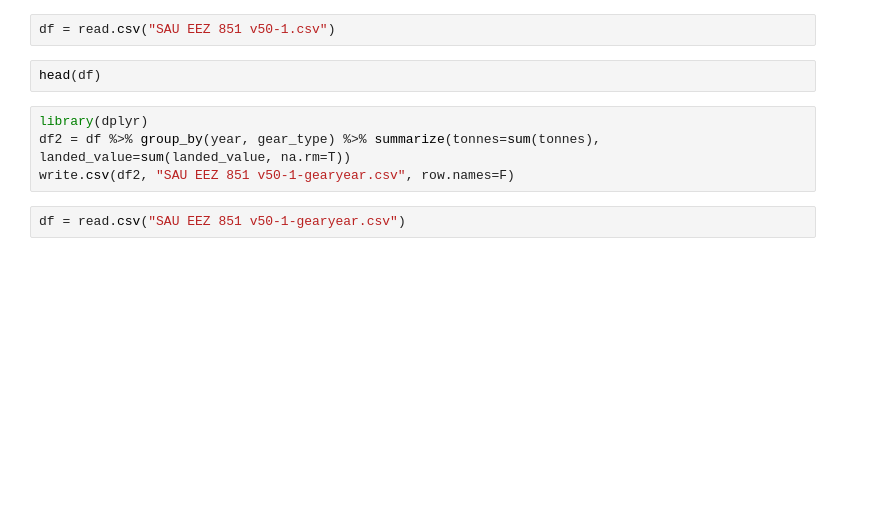
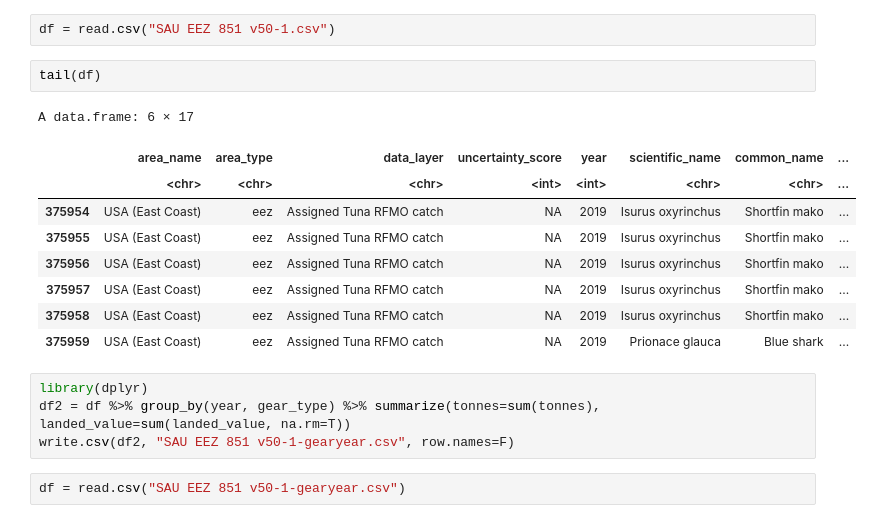
Before and after one commit to jrising/couplingsf23, a Jupyter notebook: practicum9.ipynb, the cells around one changed output. Saved outputs shown, nothing was run; the diff lists cells and outputs as text; blank space fills up the shorter version.

```diff
--- a/practicum9.ipynb
+++ b/practicum9.ipynb
@@ -1,7 +1,17 @@
 # %%
 df = read.csv("SAU EEZ 851 v50-1.csv")
 # %%
-head(df)
+tail(df)
+# %% [output]
+A data.frame: 6 × 17
+|  | area_name | area_type | data_layer | uncertainty_score | year | scientific_name | common_name | ... |
+|  | <chr> | <chr> | <chr> | <int> | <int> | <chr> | <chr> | ... |
+| 375954 | USA (East Coast) | eez | Assigned Tuna RFMO catch | NA | 2019 | Isurus oxyrinchus | Shortfin mako | ... |
+| 375955 | USA (East Coast) | eez | Assigned Tuna RFMO catch | NA | 2019 | Isurus oxyrinchus | Shortfin mako | ... |
+| 375956 | USA (East Coast) | eez | Assigned Tuna RFMO catch | NA | 2019 | Isurus oxyrinchus | Shortfin mako | ... |
+| 375957 | USA (East Coast) | eez | Assigned Tuna RFMO catch | NA | 2019 | Isurus oxyrinchus | Shortfin mako | ... |
+| 375958 | USA (East Coast) | eez | Assigned Tuna RFMO catch | NA | 2019 | Isurus oxyrinchus | Shortfin mako | ... |
+| 375959 | USA (East Coast) | eez | Assigned Tuna RFMO catch | NA | 2019 | Prionace glauca | Blue shark | ... |
 # %%
 library(dplyr)
 df2 = df %>% group_by(year, gear_type) %>% summarize(tonnes=sum(tonnes), landed_value=sum(landed_value, na.rm=T))
```
Also changed, not shown: parts of 32 cells of this notebook, 1 other file.
